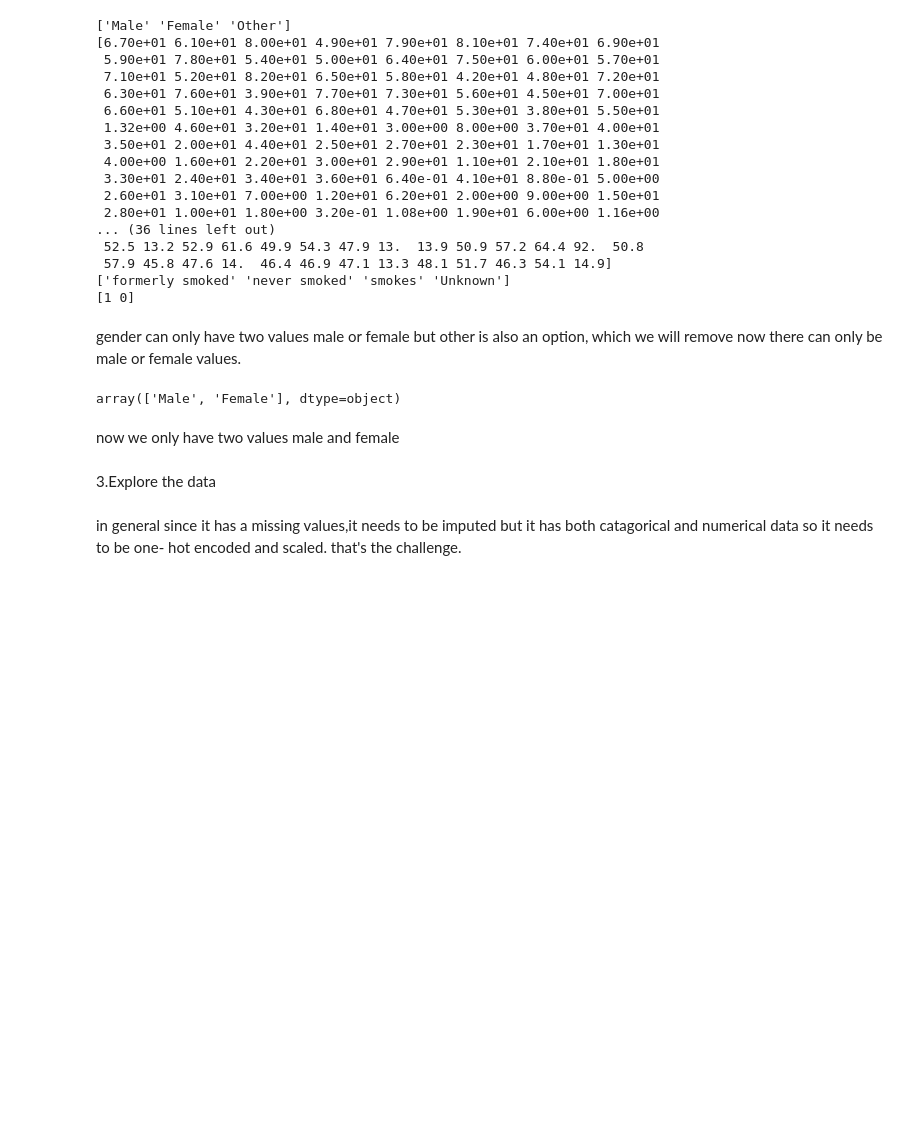
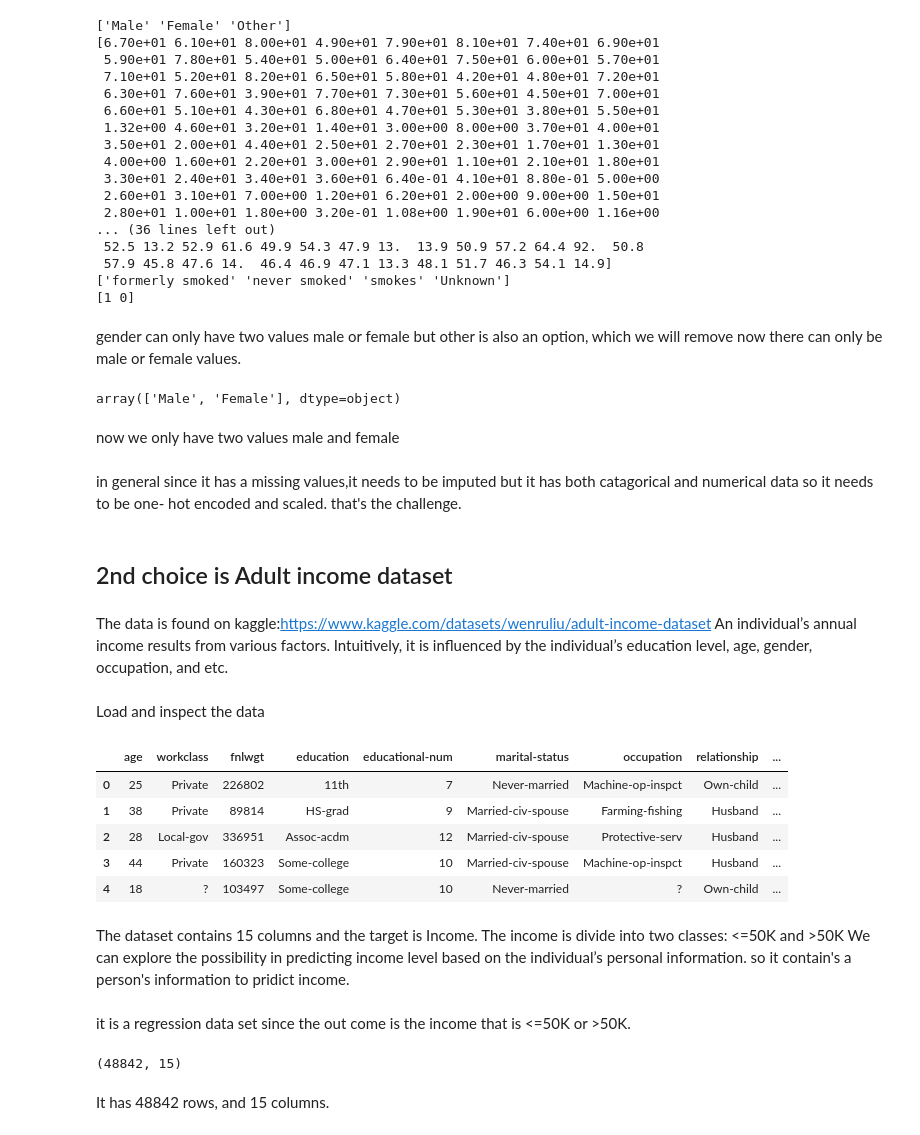
Before and after one commit to elleniayele/Stroke-Prediction-Dataset.1, a Jupyter notebook: stroke_prediction_dataset.ipynb, the cells around one changed output. Drawn from its saved outputs; the diff is of its cells as text; code cells hidden in the pictures; blank space fills up the shorter version.

```diff
--- a/stroke_prediction_dataset.ipynb
+++ b/stroke_prediction_dataset.ipynb
@@ -184,7 +184,36 @@ df['gender'].unique()
 array(['Male', 'Female'], dtype=object)
 # %% [markdown]
 now we only have two values male and female
-# %% [markdown]
-3.Explore the data
 # %% [markdown]
 in general since it has a missing values,it needs to be imputed  but it has both catagorical and numerical data so it needs to be one- hot encoded and scaled. that's the challenge.
+# %% [markdown]
+## 2nd choice is Adult income dataset
+# %% [markdown]
+The data is found on kaggle:https://www.kaggle.com/datasets/wenruliu/adult-income-dataset
+An individual’s annual income results from various factors. Intuitively, it is influenced by the individual’s education level, age, gender, occupation, and etc.
+# %% [markdown]
+Load and inspect the data
+# %%
+new_url ="/content/archive (5).zip"
+df2 = pd.read_csv(new_url)
+df2.head()
+# %% [output]
+|  | age | workclass | fnlwgt | education | educational-num | marital-status | occupation | relationship | ... |
+| 0 | 25 | Private | 226802 | 11th | 7 | Never-married | Machine-op-inspct | Own-child | ... |
+| 1 | 38 | Private | 89814 | HS-grad | 9 | Married-civ-spouse | Farming-fishing | Husband | ... |
+| 2 | 28 | Local-gov | 336951 | Assoc-acdm | 12 | Married-civ-spouse | Protective-serv | Husband | ... |
+| 3 | 44 | Private | 160323 | Some-college | 10 | Married-civ-spouse | Machine-op-inspct | Husband | ... |
+| 4 | 18 | ? | 103497 | Some-college | 10 | Never-married | ? | Own-child | ... |
+# %% [markdown]
+The dataset contains 15 columns
+and the target is  Income.
+The income is divide into two classes: <=50K and >50K
+We can explore the possibility in predicting income level based on the individual’s personal information. so it contain's a person's information to pridict income.
+# %% [markdown]
+it is a regression data set since the out come is the income that is <=50K or  >50K.
+# %%
+df2.shape
+# %% [output]
+(48842, 15)
+# %% [markdown]
+It has 48842 rows, and 15 columns.
```
Also changed, not shown: parts of 6 cells of this notebook.
